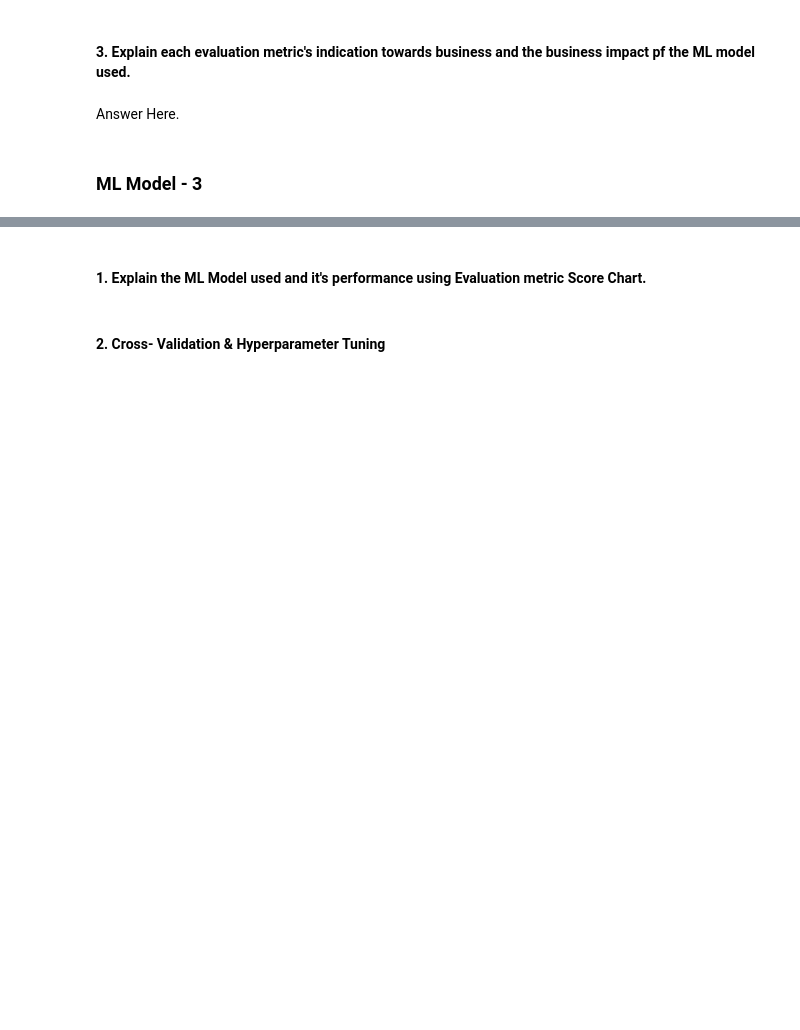
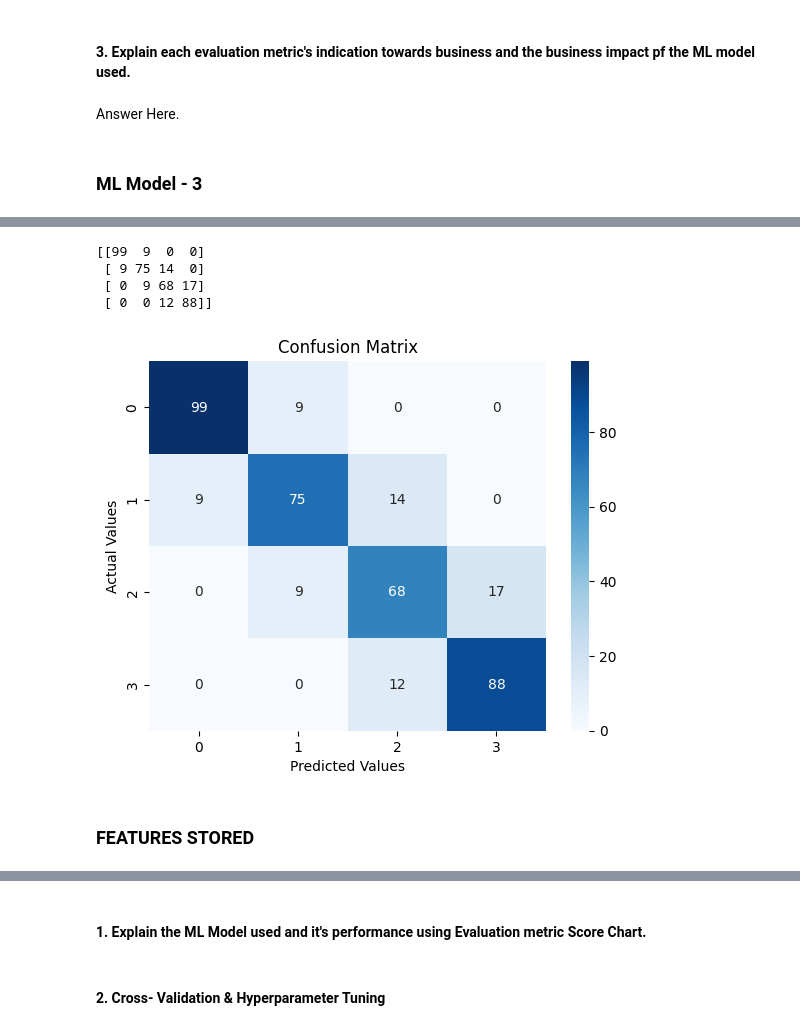
Before and after one commit to Rooban-Jeyasundar/ML_Classification_Project, a Jupyter notebook: ML_Classification_Project.ipynb, the cells around one changed output, grey strips where cells are left out. Drawn from its saved outputs; the diff is of its cells as text; code cells hidden in the pictures; blank space fills up the shorter version.

```diff
--- a/ML_Classification_Project.ipynb
+++ b/ML_Classification_Project.ipynb
@@ -1059,0 +1373,18 @@ Answer Here.
+# %%
+# ML Model - 3 Implementation
+from sklearn.ensemble import RandomForestClassifier
+from sklearn.metrics import  accuracy_score, classification_report
+
+# Fit the Algorithm
+rf_classifier = RandomForestClassifier(n_estimators=300)
+rf_classifier.fit(x_train,y_train)
+
+# Predict on the model
+y_pred_train = rf_classifier.predict(x_train)
+y_pred = rf_classifier.predict(x_test)
+
+train_score = accuracy_score(y_train,y_pred_train)
+test_score = accuracy_score(y_test,y_pred)
+
+print('Train Score',train_score)
+print('Test Score',test_score)
@@ -1059,0 +1411,19 @@ Answer Here.
+# %%
+#Creating the Confusion Matrix and visualizing the matrix
+from sklearn.metrics import confusion_matrix
+confusion_matrix = confusion_matrix(y_test,y_pred)
+print(confusion_matrix)
+
+ax = sns.heatmap(confusion_matrix,annot=True,cmap='Blues')
+ax.set_xlabel('Predicted Values')
+ax.set_ylabel('Actual Values')
+ax.set_title('Confusion Matrix')
+plt.show()
+# %% [output]
+[[99  9  0  0]
+ [ 9 75 14  0]
+ [ 0  9 68 17]
+ [ 0  0 12 88]]
+[figure, added]
+# %% [markdown]
+### **FEATURES STORED**
```
Also changed, not shown: parts of 103 cells of this notebook.
